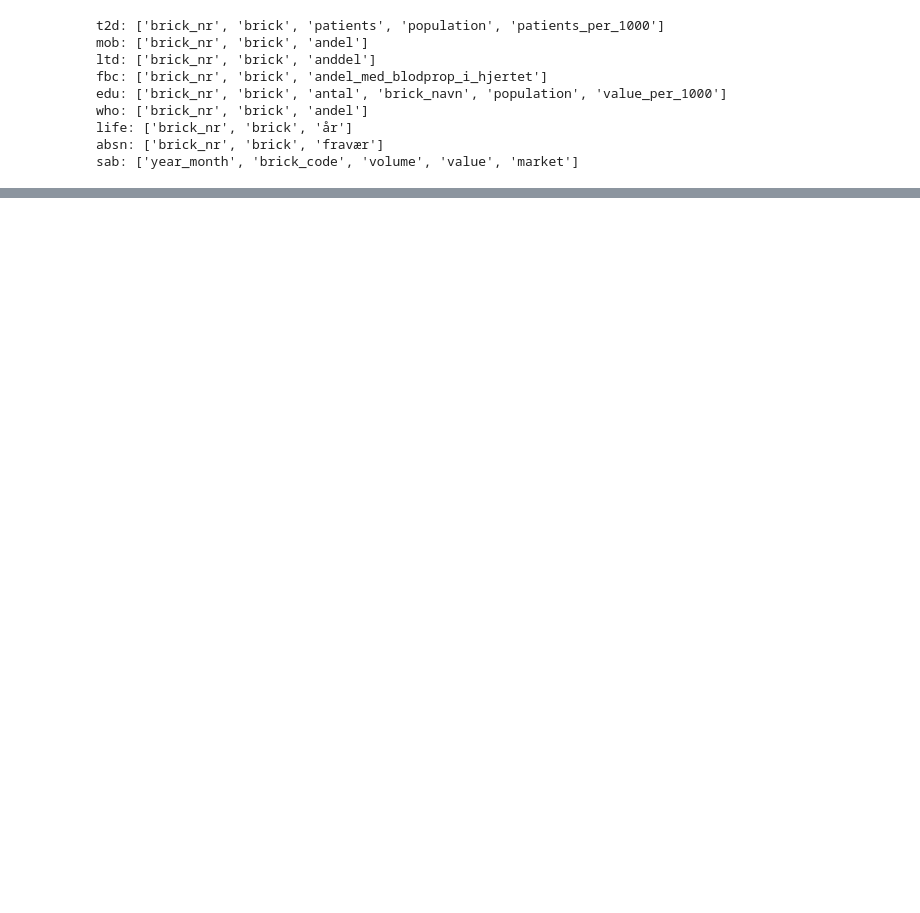
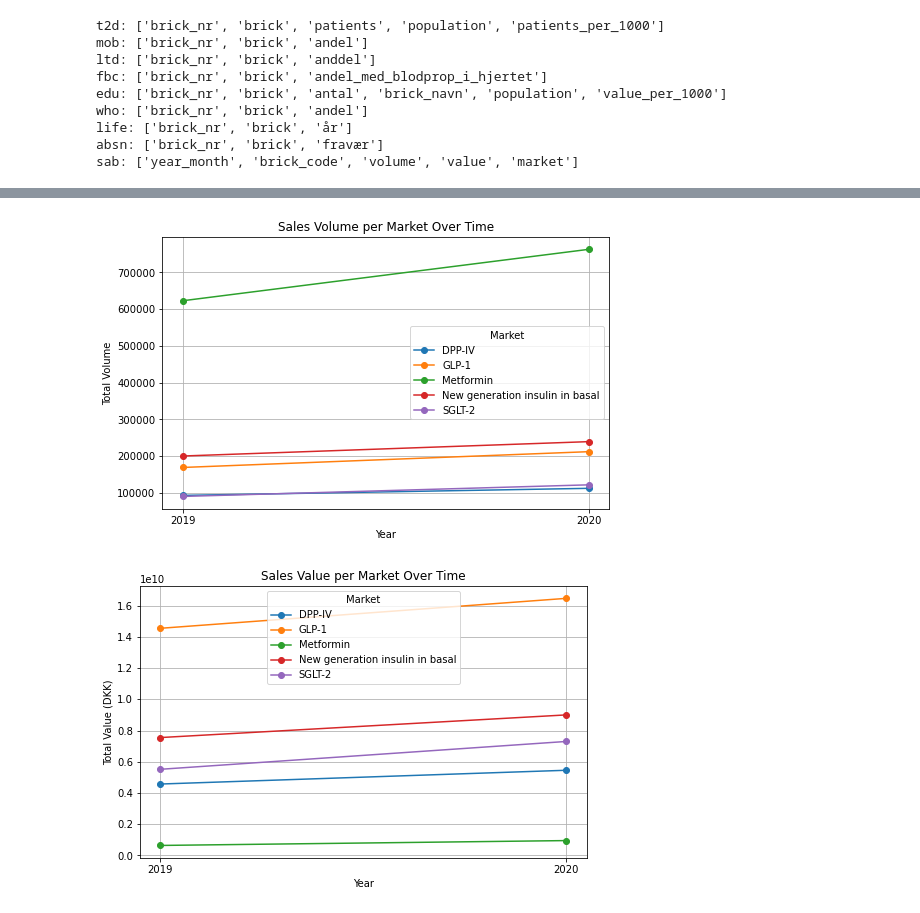
Before and after one commit to sille97/bigdata, a Jupyter notebook: code/eda.ipynb, the cells around one changed output, grey strips where cells are left out. Saved outputs shown, nothing was run; the diff lists cells and outputs as text; code cells hidden in the pictures; blank space fills up the shorter version.

```diff
--- a/code/eda.ipynb
+++ b/code/eda.ipynb
@@ -127,3 +123,6 @@ who: ['brick_nr', 'brick', 'andel']
 life: ['brick_nr', 'brick', 'år']
 absn: ['brick_nr', 'brick', 'fravær']
 sab: ['year_month', 'brick_code', 'volume', 'value', 'market']
+# %%
+# Rename the brick_code to brick_nr
+sab.columns = ['year_month', 'brick_nr','volume','value','market']
@@ -129,0 +174,14 @@ sab: ['year_month', 'brick_code', 'volume', 'value', 'market']
+# %%
+# year_month as text
+sab["year_month"] = sab["year_month"].astype(str)
+
+# Gruppér på år + market
+trend = (
+    sab.groupby(["year_month", "market"], as_index=False)[["volume", "value"]]
+       .sum()
+       .sort_values(["market", "year_month"])
+)
+
+trend["year"] = trend["year_month"].str[:4]
+yearly = trend.groupby(["year", "market"], as_index=False)[["volume", "value"]].sum()
+yearly
@@ -129,0 +200,30 @@ sab: ['year_month', 'brick_code', 'volume', 'value', 'market']
+# %%
+# Plot: Volume over time per market
+plt.figure(figsize=(8, 5))
+for m in yearly["market"].unique():
+    subset = yearly[yearly["market"] == m]
+    plt.plot(subset["year"], subset["volume"], marker="o", label=m)
+
+plt.title("Sales Volume per Market Over Time")
+plt.xlabel("Year")
+plt.ylabel("Total Volume")
+plt.legend(title="Market")
+plt.grid(True)
+plt.show()
+
+
+# Plot: Value over time per market
+plt.figure(figsize=(8, 5))
+for m in yearly["market"].unique():
+    subset = yearly[yearly["market"] == m]
+    plt.plot(subset["year"], subset["value"], marker="o", label=m)
+
+plt.title("Sales Value per Market Over Time")
+plt.xlabel("Year")
+plt.ylabel("Total Value (DKK)")
+plt.legend(title="Market")
+plt.grid(True)
+plt.show()
+# %% [output]
+[figure, added]
+[figure, added]
```
Also changed, not shown: parts of 18 cells of this notebook, 1 other file.
